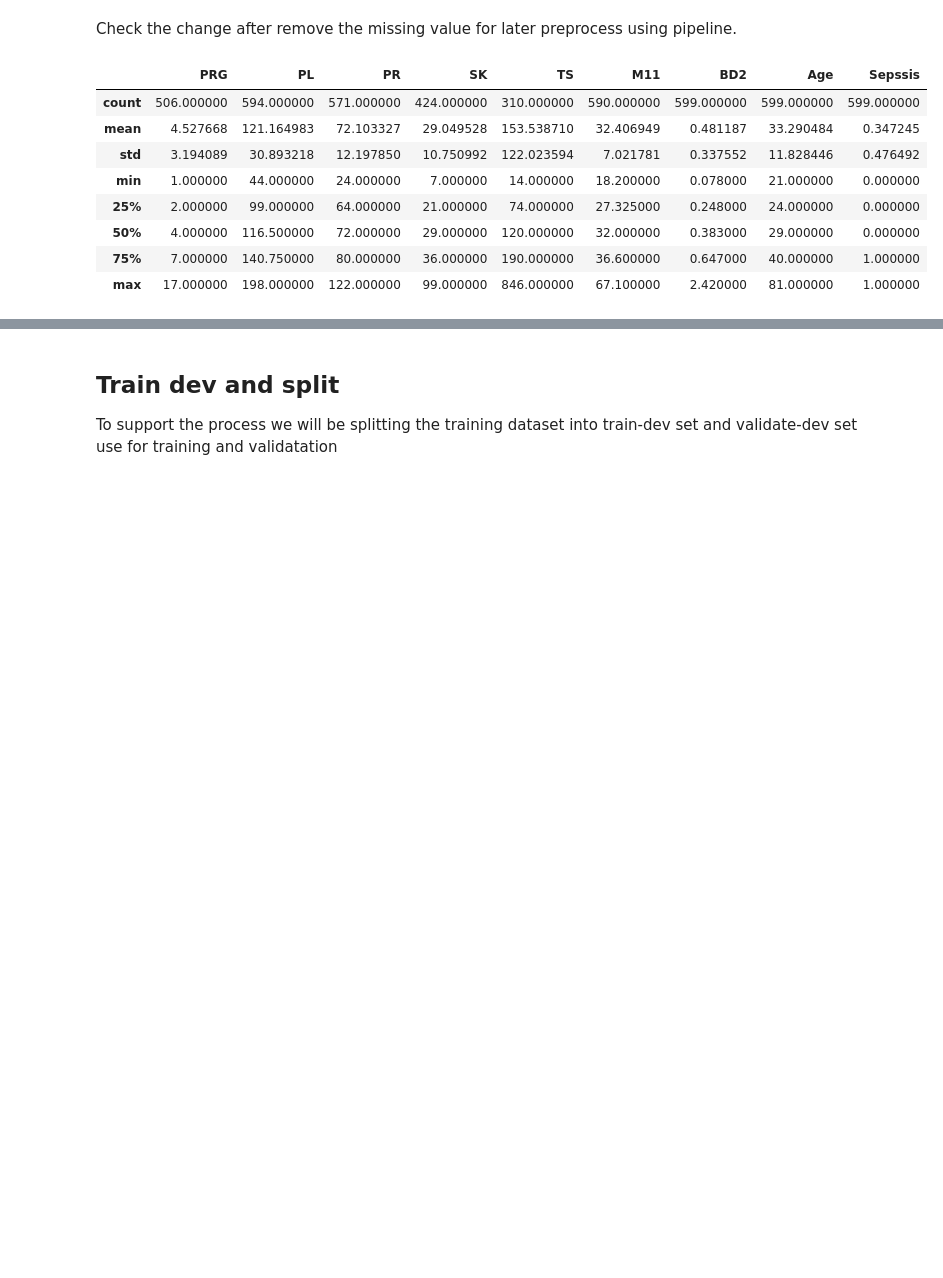
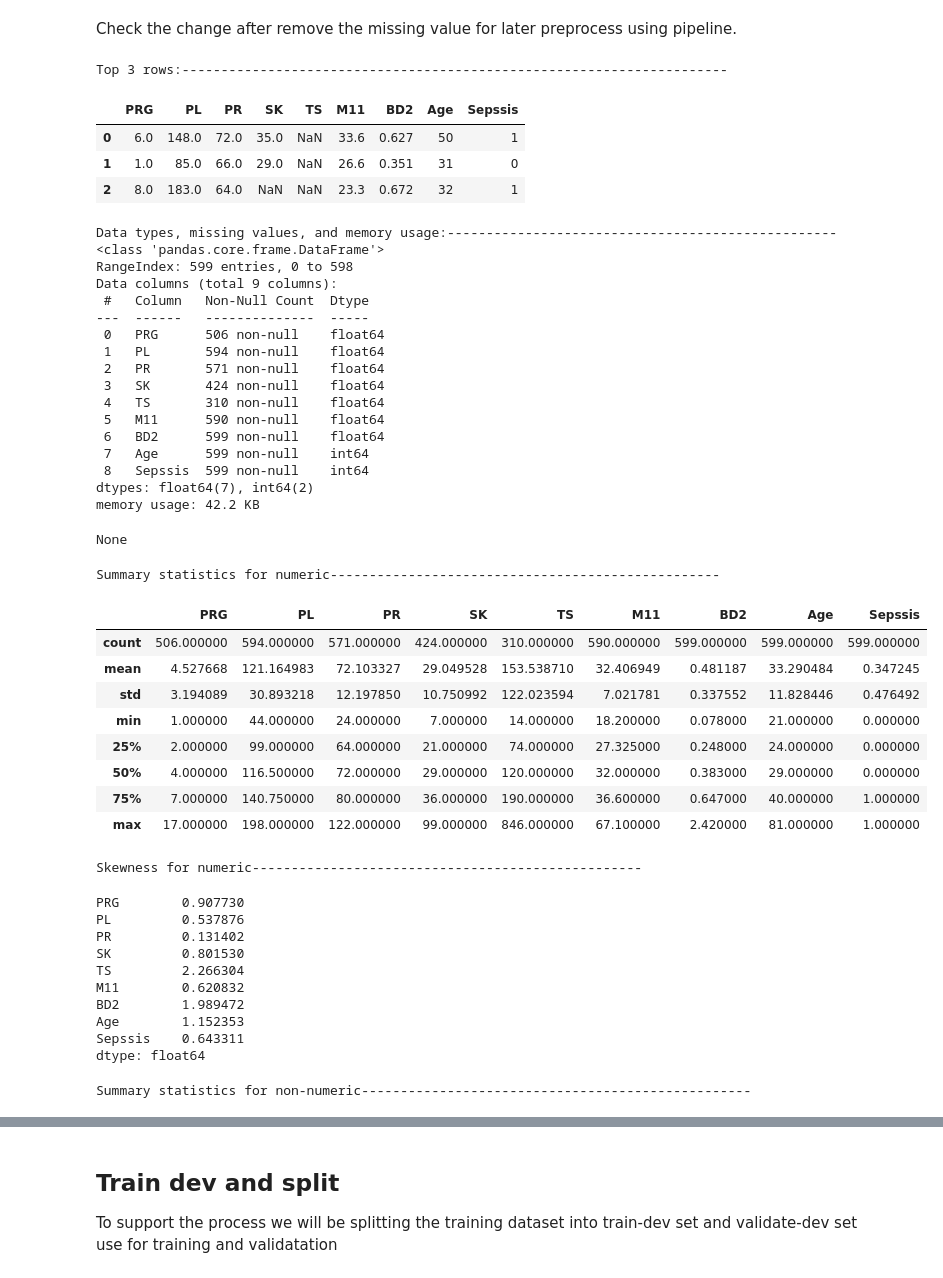
Before and after one commit to Rus268/ML_Assign1, a Jupyter notebook: 02_CODE_s3676330.ipynb, the cells around one changed output, grey strips where cells are left out. Saved outputs shown, nothing was run; the diff lists cells and outputs as text; code cells hidden in the pictures; blank space fills up the shorter version.

```diff
--- a/02_CODE_s3676330.ipynb
+++ b/02_CODE_s3676330.ipynb
@@ -51,7 +59,7 @@ test = pd.read_csv(path_test)
 def print_overview(data):
     # Check if there are any object (non-numeric) columns
     object_columns = data.select_dtypes(include='object').columns
-    int_columns = data.select_dtypes(include='int64').columns
+    int_columns = data.select_dtypes(include=['int64','float64']).columns
 
     # Display the top 3 rows
     print("Top 3 rows:" + '-'*70)
@@ -132,7 +142,3 @@ Summary statistics for non-numeric----------------------------------------------
 # %%
 # Re-encode the target column to 0 (Negative - Not developing Sepsis) and 1(Positive - Will develop Sepsis)
 train['Sepssis'] = train['Sepssis'].map({'Negative': 0, 'Positive': 1})
-# %%
-# Removing columns that are not needed
-train.drop(columns=drop_cols, inplace=True)
-train.head()
@@ -146,2 +145,8 @@ train.head()
+# %%
+# Define non attribute columns to remove
+non_attribute_cols = ['ID','Insurance']
+
+# Remove non-attribute columns
+train = train.drop(columns = non_attribute_cols)
 # %% [markdown]
 # Visual Exploration
@@ -201,16 +215,52 @@ Since SK and TS contain a large amount of missing data we will need to address t
 Check the change after remove the missing value for later preprocess using pipeline.
 # %%
 # Check the change in the data
-train.describe()
+print_overview(train)
 # %% [output]
+Top 3 rows:----------------------------------------------------------------------
 |  | PRG | PL | PR | SK | TS | M11 | BD2 | Age | Sepssis |
-| count | 506.000000 | 594.000000 | 571.000000 | 424.000000 | 310.000000 | 590.000000 | 599.000000 | 599.000000 | 599.000000 |
-| mean | 4.527668 | 121.164983 | 72.103327 | 29.049528 | 153.538710 | 32.406949 | 0.481187 | 33.290484 | 0.347245 |
-| std | 3.194089 | 30.893218 | 12.197850 | 10.750992 | 122.023594 | 7.021781 | 0.337552 | 11.828446 | 0.476492 |
-| min | 1.000000 | 44.000000 | 24.000000 | 7.000000 | 14.000000 | 18.200000 | 0.078000 | 21.000000 | 0.000000 |
-| 25% | 2.000000 | 99.000000 | 64.000000 | 21.000000 | 74.000000 | 27.325000 | 0.248000 | 24.000000 | 0.000000 |
-| 50% | 4.000000 | 116.500000 | 72.000000 | 29.000000 | 120.000000 | 32.000000 | 0.383000 | 29.000000 | 0.000000 |
-| 75% | 7.000000 | 140.750000 | 80.000000 | 36.000000 | 190.000000 | 36.600000 | 0.647000 | 40.000000 | 1.000000 |
-| max | 17.000000 | 198.000000 | 122.000000 | 99.000000 | 846.000000 | 67.100000 | 2.420000 | 81.000000 | 1.000000 |
+| 0 | 6.0 | 148.0 | 72.0 | 35.0 | NaN | 33.6 | 0.627 | 50 | 1 |
+| 1 | 1.0 | 85.0 | 66.0 | 29.0 | NaN | 26.6 | 0.351 | 31 | 0 |
+| 2 | 8.0 | 183.0 | 64.0 | NaN | NaN | 23.3 | 0.672 | 32 | 1 |
+Data types, missing values, and memory usage:--------------------------------------------------
+<class 'pandas.core.frame.DataFrame'>
+RangeIndex: 599 entries, 0 to 598
+Data columns (total 9 columns):
+ #   Column   Non-Null Count  Dtype
+---  ------   --------------  -----
+ 0   PRG      506 non-null    float64
+ 1   PL       594 non-null    float64
+ 2   PR       571 non-null    float64
+ 3   SK       424 non-null    float64
+ 4   TS       310 non-null    float64
+ 5   M11      590 non-null    float64
+ 6   BD2      599 non-null    float64
+ 7   Age      599 non-null    int64
+ 8   Sepssis  599 non-null    int64
+dtypes: float64(7), int64(2)
+memory usage: 42.2 KB
+None
+Summary statistics for numeric--------------------------------------------------
+|  | PRG | PL | PR | SK | TS | M11 | BD2 | Age | Sepssis |
+| count | 506.000000 | 594.000000 | 571.000000 | 424.000000 | 310.000000 | 590.000000 | 599.000000 | 599.000000 | 599.000000 |
+| mean | 4.527668 | 121.164983 | 72.103327 | 29.049528 | 153.538710 | 32.406949 | 0.481187 | 33.290484 | 0.347245 |
+| std | 3.194089 | 30.893218 | 12.197850 | 10.750992 | 122.023594 | 7.021781 | 0.337552 | 11.828446 | 0.476492 |
+| min | 1.000000 | 44.000000 | 24.000000 | 7.000000 | 14.000000 | 18.200000 | 0.078000 | 21.000000 | 0.000000 |
+| 25% | 2.000000 | 99.000000 | 64.000000 | 21.000000 | 74.000000 | 27.325000 | 0.248000 | 24.000000 | 0.000000 |
+| 50% | 4.000000 | 116.500000 | 72.000000 | 29.000000 | 120.000000 | 32.000000 | 0.383000 | 29.000000 | 0.000000 |
+| 75% | 7.000000 | 140.750000 | 80.000000 | 36.000000 | 190.000000 | 36.600000 | 0.647000 | 40.000000 | 1.000000 |
+| max | 17.000000 | 198.000000 | 122.000000 | 99.000000 | 846.000000 | 67.100000 | 2.420000 | 81.000000 | 1.000000 |
+Skewness for numeric--------------------------------------------------
+PRG        0.907730
+PL         0.537876
+PR         0.131402
+SK         0.801530
+TS         2.266304
+M11        0.620832
+BD2        1.989472
+Age        1.152353
+Sepssis    0.643311
+dtype: float64
+Summary statistics for non-numeric--------------------------------------------------
 # %%
 # correlation analysis
```
Also changed, not shown: parts of 36 cells of this notebook, 18 other files.
